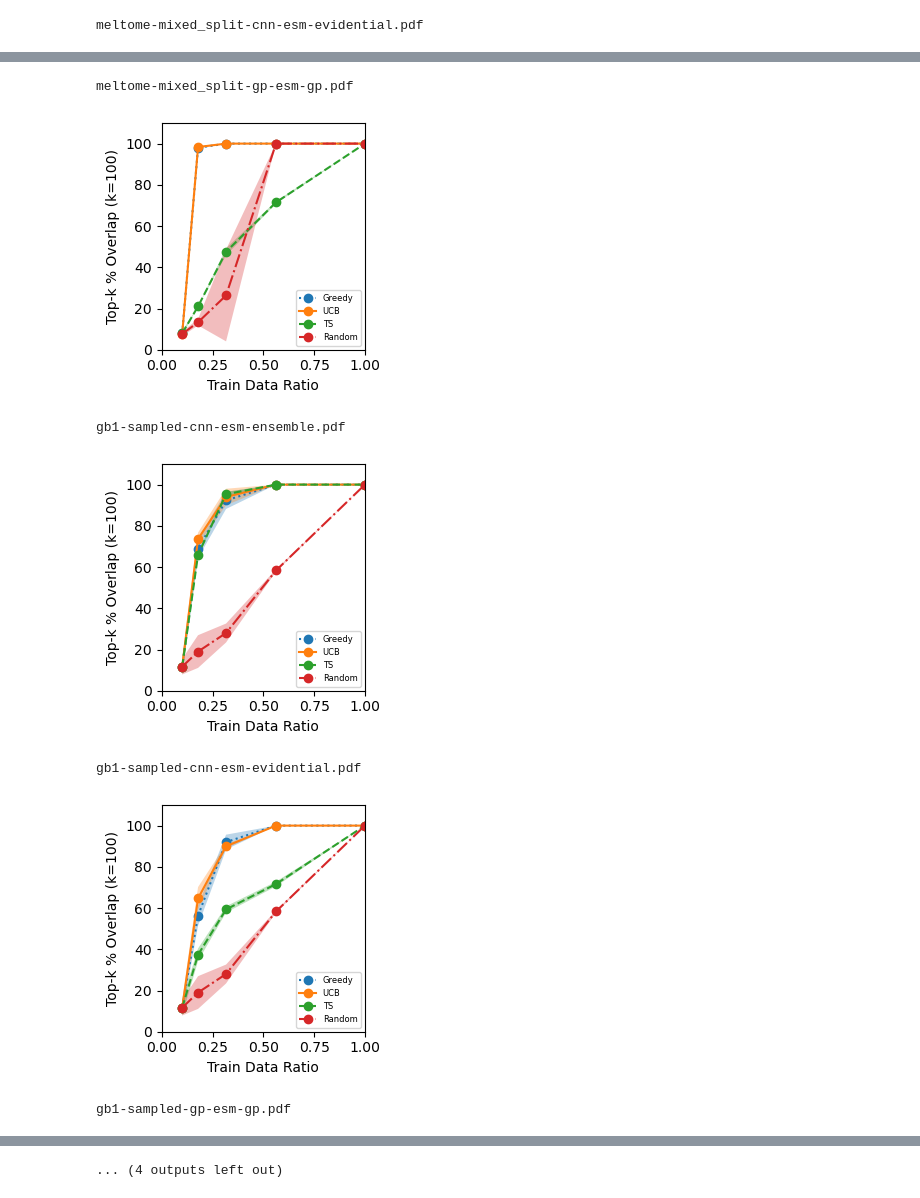
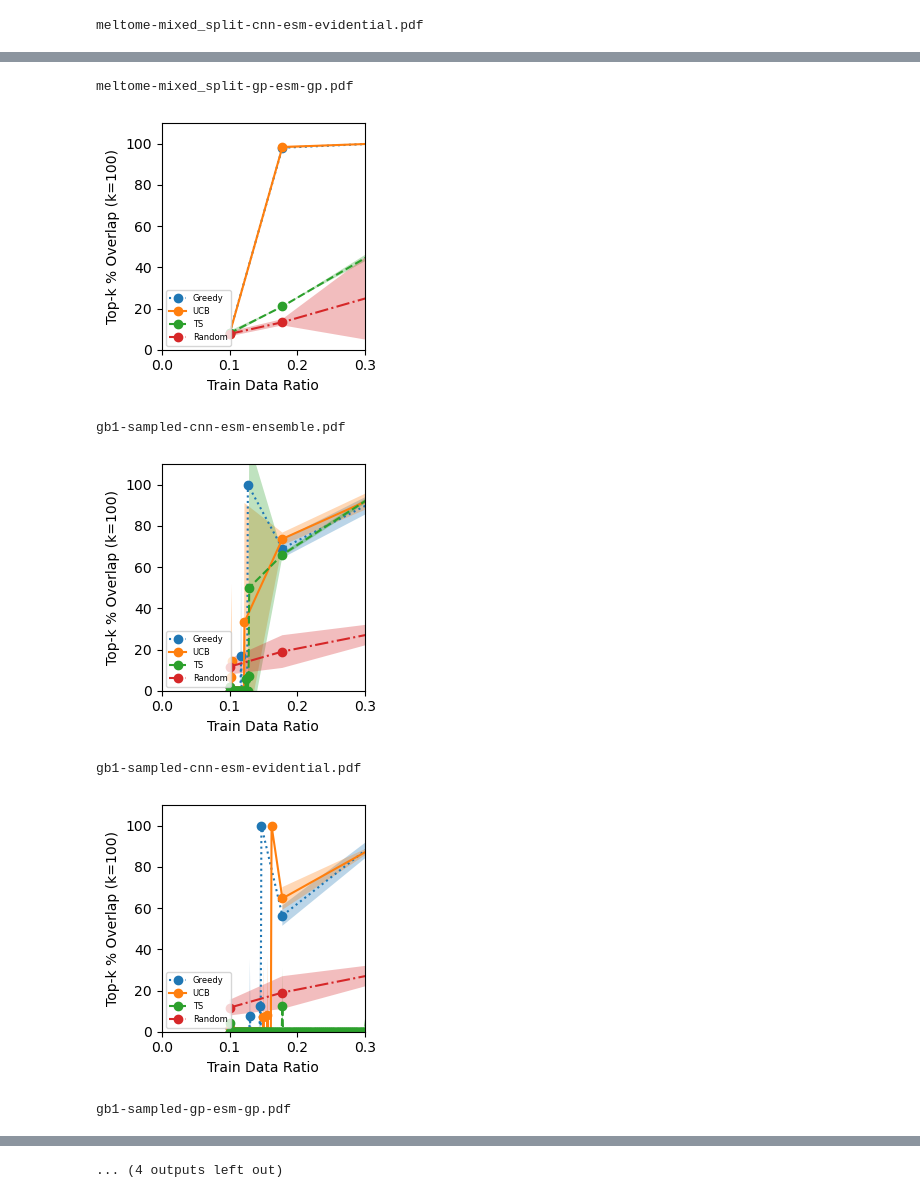
Before and after one commit to microsoft/protein-uq, a Jupyter notebook: notebooks/plot_results_bo.ipynb, the cells around one changed output, grey strips where cells are left out. Cells and saved outputs as stored; diff of their text form; code cells hidden in the pictures.

Commit message:
more bo plotting and typo

```diff
--- a/notebooks/plot_results_bo.ipynb
+++ b/notebooks/plot_results_bo.ipynb
@@ -77,15 +77,16 @@ for dir_names in results_dirs:
             df_std = df.loc[(df.Strategy==strategy)].groupby("Train Data Ratio").std()
 
             plt.subplot(1, 1, 1)
-            plt.plot(df_mean.index, df_mean.TopKPercentOverlap, plotstyle, label=strategy_label)
-            plt.fill_between(df_mean.index, df_mean.TopKPercentOverlap-df_std.TopKPercentOverlap, df_mean.TopKPercentOverlap+df_std.TopKPercentOverlap, alpha=0.3)
+            plt.plot(df_mean.index, df_mean.best_sample_aquired, plotstyle, label=strategy_label)
+            plt.fill_between(df_mean.index, df_mean.best_sample_aquired-df_std.best_sample_aquired, df_mean.best_sample_aquired+df_std.best_sample_aquired, alpha=0.3)
 
         plt.xlabel("Train Data Ratio")
         plt.ylabel("Top-k % Overlap (k=100)")
 
-        plt.xlim(0,1)
+        # plt.xlim(0,1)
+        plt.xlim(0,0.3)
         plt.ylim(0,110)
-        plt.legend(loc="lower right", fontsize=6)
+        plt.legend(loc="lower left", fontsize=6)
 
         f.tight_layout()
 
@@ -100,7 +101,7 @@ meltome-mixed_split-cnn-esm-evidential.pdf
 meltome-mixed_split-gp-esm-gp.pdf
-[figure, old version]
+[figure, new version]
 gb1-sampled-cnn-esm-ensemble.pdf
-[figure, old version]
+[figure, new version]
 gb1-sampled-cnn-esm-evidential.pdf
-[figure, old version]
+[figure, new version]
 gb1-sampled-gp-esm-gp.pdf
```
Also changed, not shown: parts of 3 cells of this notebook, 1 other file.
